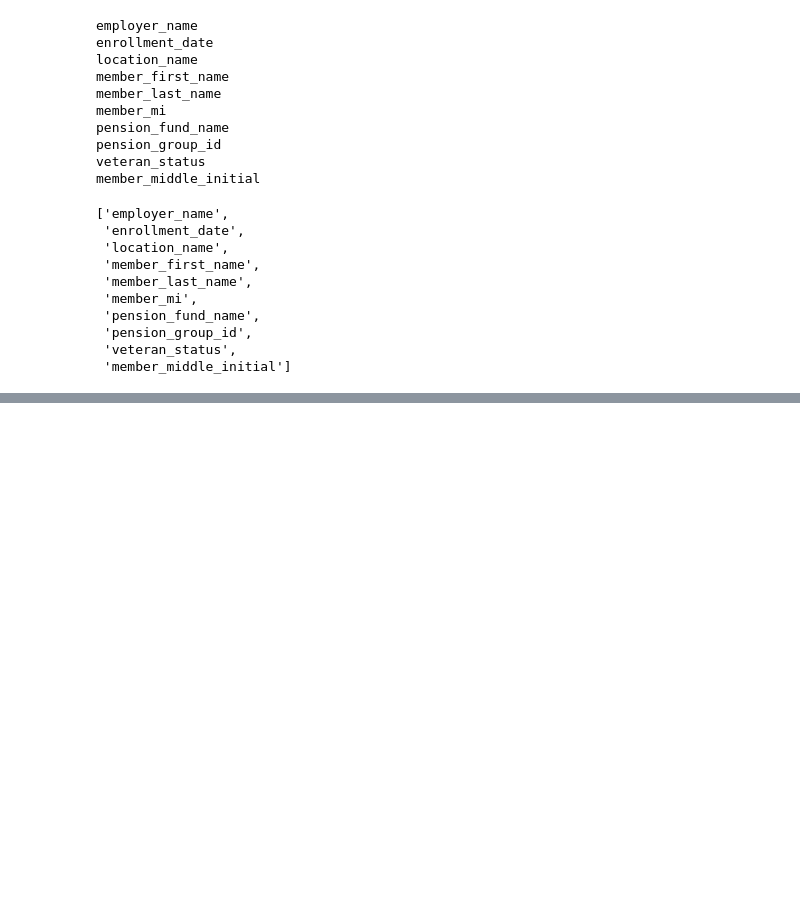
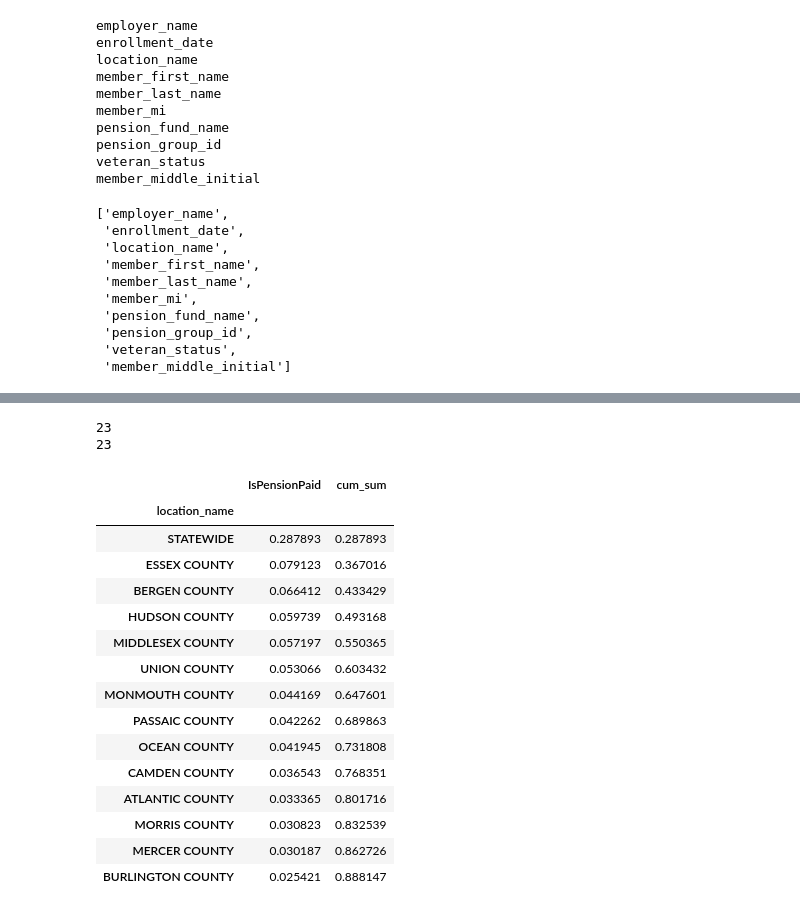
Before and after one commit to akaicomet/NJOITOpenDataCenter, a Jupyter notebook: NJOITOpenDataCenter_Pension_Record_ModelEaluating.ipynb, the cells around one changed output, grey strips where cells are left out. Drawn from its saved outputs; the diff is of its cells as text; code cells hidden in the pictures; blank space fills up the shorter version.

```diff
--- a/NJOITOpenDataCenter_Pension_Record_ModelEaluating.ipynb
+++ b/NJOITOpenDataCenter_Pension_Record_ModelEaluating.ipynb
@@ -227,0 +267,25 @@ member_middle_initial
+# %%
+print(len(df_mismatched.groupby(['location_name'])))
+print(len(sample2.groupby(['location_name'])))
+df = (df_mismatched[['location_name','IsPensionPaid']].groupby(['location_name']).count()/len(df_mismatched)).sort_values('IsPensionPaid', ascending=False)
+df['cum_sum'] = df.IsPensionPaid.cumsum()
+df[df.cum_sum <= 0.9 ]
+# %% [output]
+23
+23
+|  | IsPensionPaid | cum_sum |
+| location_name |  |  |
+| STATEWIDE | 0.287893 | 0.287893 |
+| ESSEX COUNTY | 0.079123 | 0.367016 |
+| BERGEN COUNTY | 0.066412 | 0.433429 |
+| HUDSON COUNTY | 0.059739 | 0.493168 |
+| MIDDLESEX COUNTY | 0.057197 | 0.550365 |
+| UNION COUNTY | 0.053066 | 0.603432 |
+| MONMOUTH COUNTY | 0.044169 | 0.647601 |
+| PASSAIC COUNTY | 0.042262 | 0.689863 |
+| OCEAN COUNTY | 0.041945 | 0.731808 |
+| CAMDEN COUNTY | 0.036543 | 0.768351 |
+| ATLANTIC COUNTY | 0.033365 | 0.801716 |
+| MORRIS COUNTY | 0.030823 | 0.832539 |
+| MERCER COUNTY | 0.030187 | 0.862726 |
+| BURLINGTON COUNTY | 0.025421 | 0.888147 |
```
Also changed, not shown: parts of 19 cells of this notebook.
